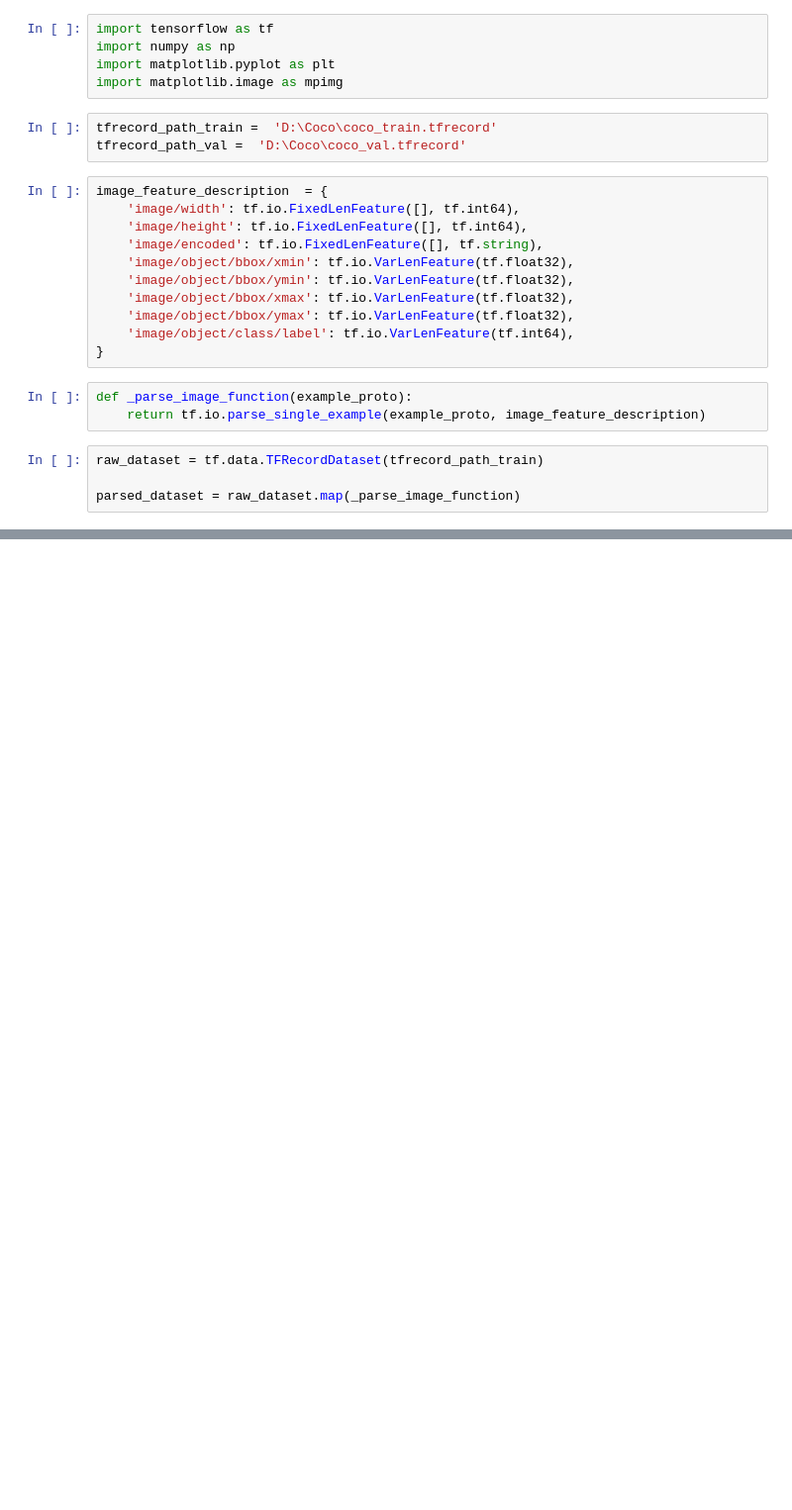
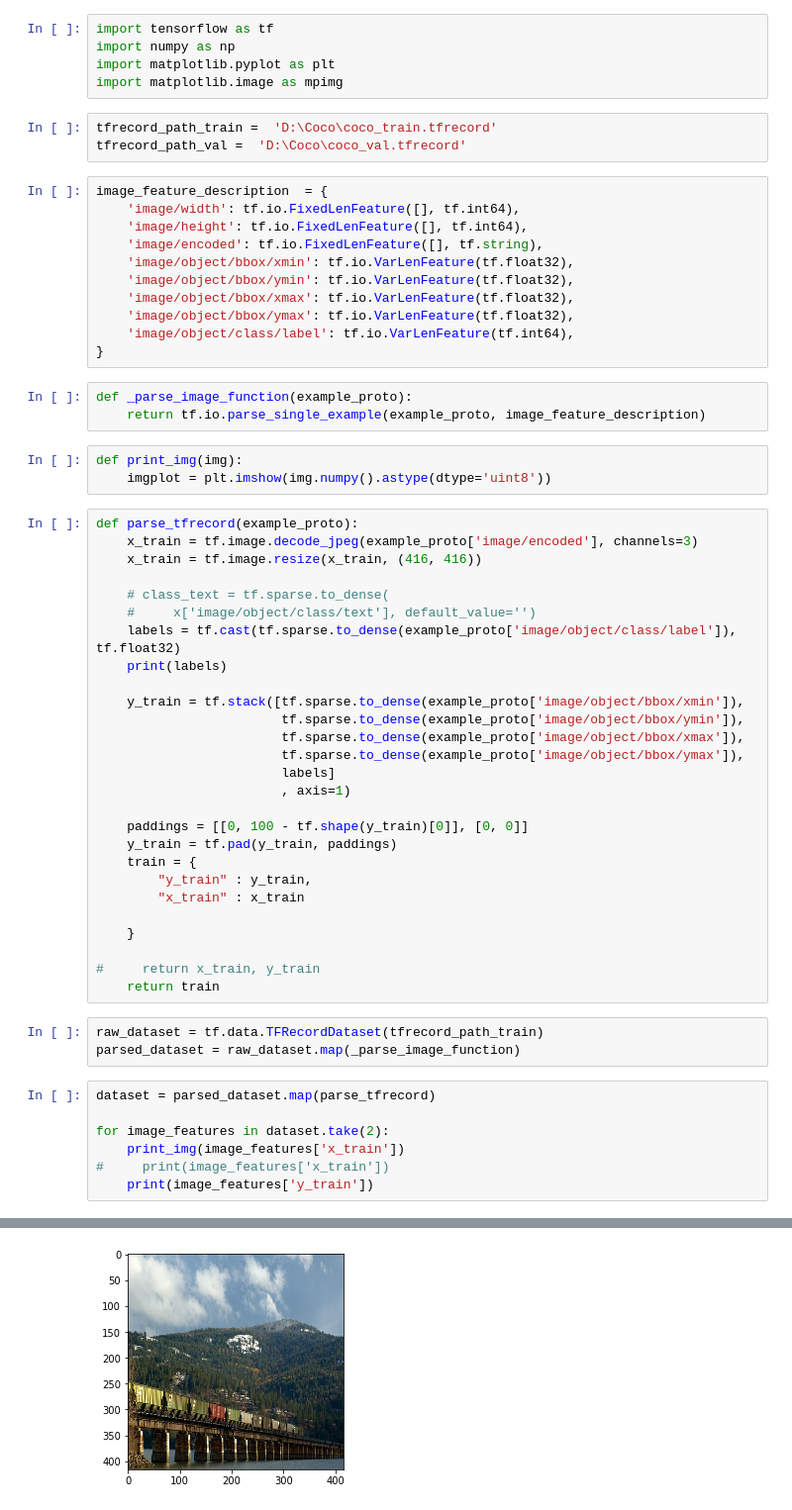
Before and after one commit to MoyezM/M-NET, a Jupyter notebook: dataset.ipynb, the cells around one changed output, grey strips where cells are left out. Shown at 99% size. Drawn from its saved outputs; the diff is of its cells as text; blank space fills up the shorter version.

```diff
--- a/dataset.ipynb
+++ b/dataset.ipynb
@@ -22,7 +22,44 @@ image_feature_description  = {
 # %%
 def _parse_image_function(example_proto):
     return tf.io.parse_single_example(example_proto, image_feature_description)
+# %%
+def print_img(img):
+    imgplot = plt.imshow(img.numpy().astype(dtype='uint8'))
+# %%
+def parse_tfrecord(example_proto):
+    x_train = tf.image.decode_jpeg(example_proto['image/encoded'], channels=3)
+    x_train = tf.image.resize(x_train, (416, 416))
+
+    # class_text = tf.sparse.to_dense(
+    #     x['image/object/class/text'], default_value='')
+    labels = tf.cast(tf.sparse.to_dense(example_proto['image/object/class/label']), tf.float32)
+    print(labels)
+
+    y_train = tf.stack([tf.sparse.to_dense(example_proto['image/object/bbox/xmin']),
+                        tf.sparse.to_dense(example_proto['image/object/bbox/ymin']),
+                        tf.sparse.to_dense(example_proto['image/object/bbox/xmax']),
+                        tf.sparse.to_dense(example_proto['image/object/bbox/ymax']),
+                        labels]
+                        , axis=1)
+
+    paddings = [[0, 100 - tf.shape(y_train)[0]], [0, 0]]
+    y_train = tf.pad(y_train, paddings)
+    train = {
+        "y_train" : y_train,
+        "x_train" : x_train
+
+    }
+
+#     return x_train, y_train
+    return train
 # %%
 raw_dataset = tf.data.TFRecordDataset(tfrecord_path_train)
-
 parsed_dataset = raw_dataset.map(_parse_image_function)
+# %%
+dataset = parsed_dataset.map(parse_tfrecord)
+
+for image_features in dataset.take(2):
+    print_img(image_features['x_train'])
+#     print(image_features['x_train'])
+    print(image_features['y_train'])
+# %% [output]
@@ -29 +83,2 @@ parsed_dataset = raw_dataset.map(_parse_image_function)
+[figure, added]
 # %%
```
Also changed, not shown: parts of 3 cells of this notebook.
